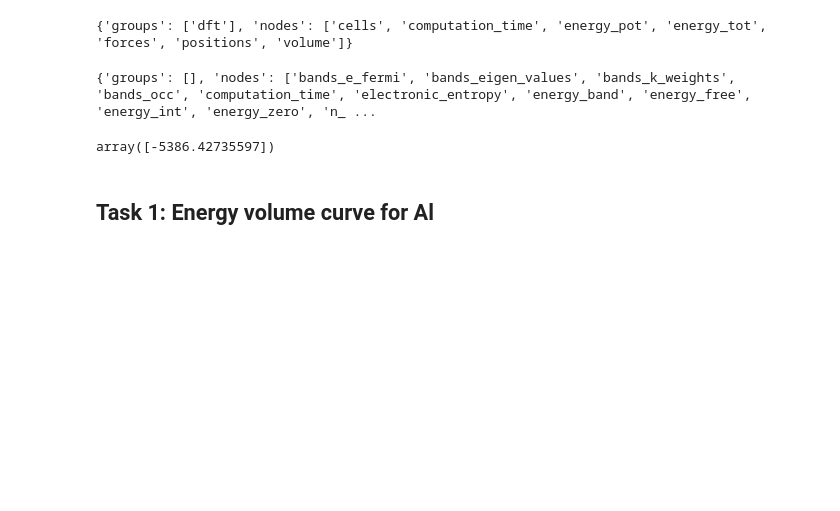
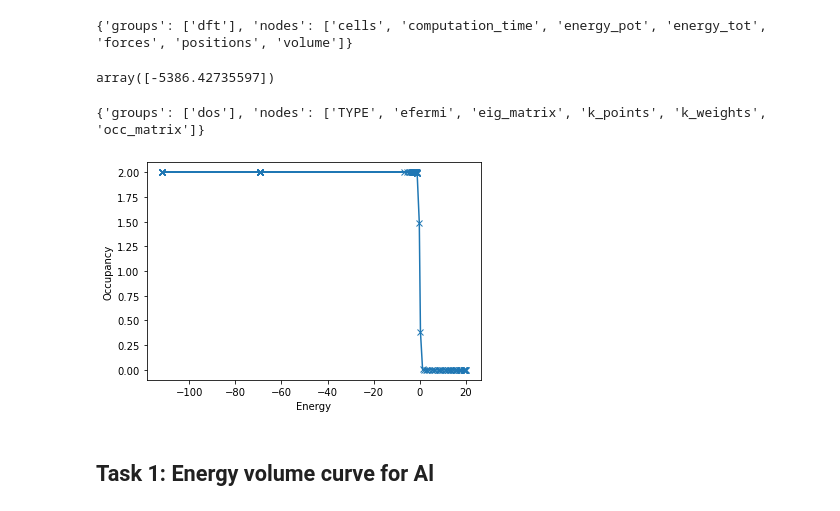
Before and after one commit to pyiron-workshop/potentials-workshop-2021, a Jupyter notebook: day_1/ex_01_introduction_to_pyiron.ipynb, the cells around one changed output. Cells and saved outputs as stored; diff of their text form; code cells hidden in the pictures; blank space fills up the shorter version.

```diff
--- a/day_1/ex_01_introduction_to_pyiron.ipynb
+++ b/day_1/ex_01_introduction_to_pyiron.ipynb
@@ -239,14 +258,25 @@ The job sphinx_job was saved and received the ID: 4293
 job_sphinx['output/generic/']
 # %% [output]
 {'groups': ['dft'], 'nodes': ['cells', 'computation_time', 'energy_pot', 'energy_tot', 'forces', 'positions', 'volume']}
-# %%
-job_sphinx['output/generic/dft']
-# %% [output]
-{'groups': [], 'nodes': ['bands_e_fermi', 'bands_eigen_values', 'bands_k_weights', 'bands_occ', 'computation_time', 'electronic_entropy', 'energy_band', 'energy_free', 'energy_int', 'energy_zero', 'n_ ...
 # %%
 job_sphinx["output/generic/energy_tot"] # Energy for every ionic step
 # %% [output]
 array([-5386.42735597])
+# %%
+job_sphinx['output/electronic_structure']
+# %% [output]
+{'groups': ['dos'], 'nodes': ['TYPE', 'efermi', 'eig_matrix', 'k_points', 'k_weights', 'occ_matrix']}
+# %%
+eigenvalues = job_sphinx['output/electronic_structure/eig_matrix'].flatten()
+occupancies = job_sphinx['output/electronic_structure/occ_matrix'].flatten()
+
+efermi = job_sphinx['output/electronic_structure/efermi']
+args = np.argsort(occupancies)
+plt.plot(eigenvalues[args] -efermi, occupancies[args], "-x")
+plt.xlabel('Energy')
+plt.ylabel('Occupancy');
+# %% [output]
+[figure, added]
 # %% [markdown]
 ## **Task 1: Energy volume curve for Al**
 # %%
```
Also changed, not shown: parts of 41 cells of this notebook.
